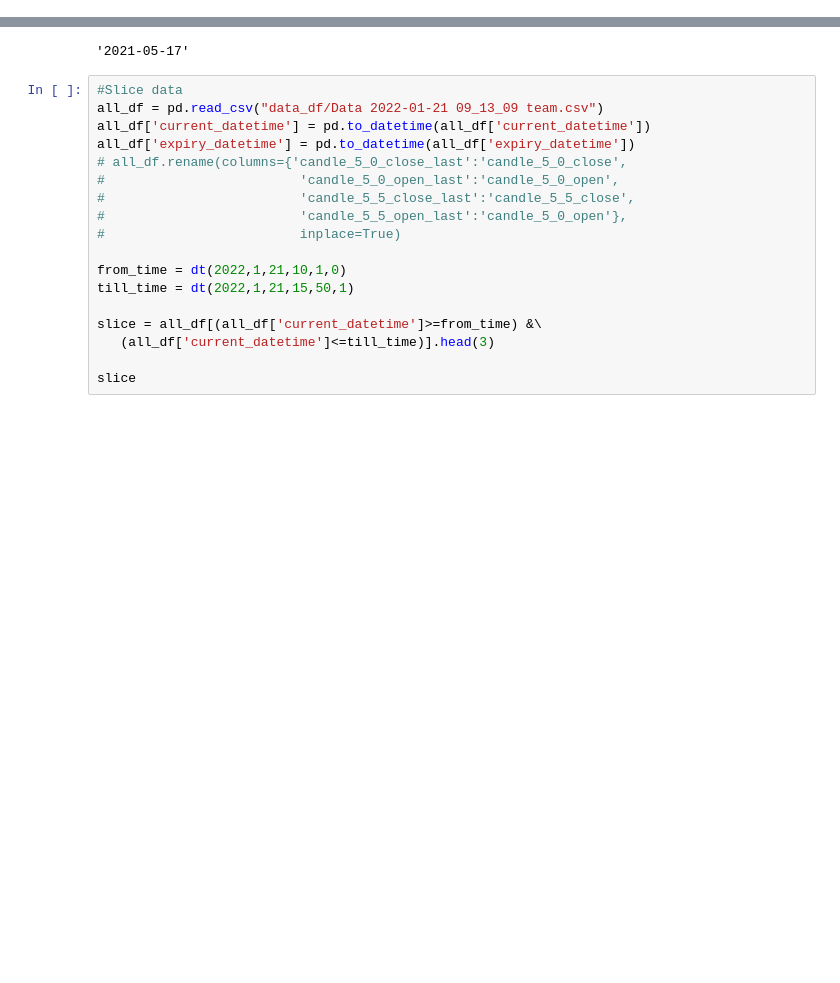
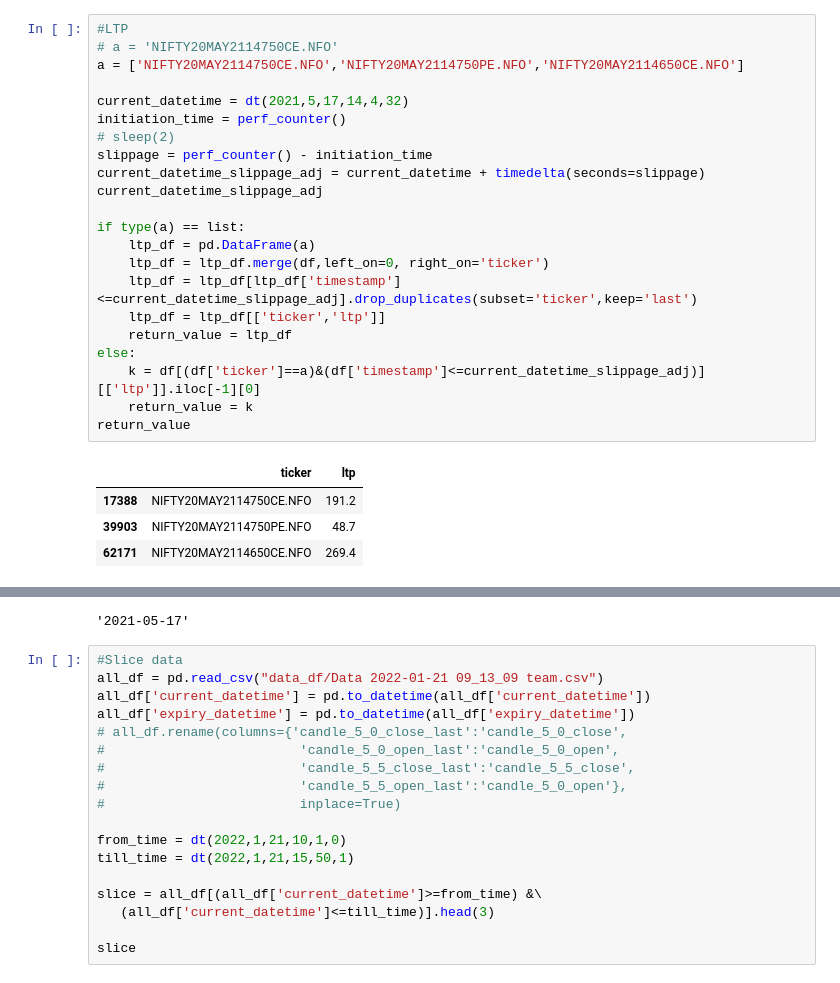
Before and after one commit to hiteshgulati/Algo-Trader, a Jupyter notebook: play.ipynb, the cells around one changed output, grey strips where cells are left out. Drawn from its saved outputs; the diff is of its cells as text; blank space fills up the shorter version.

```diff
--- a/play.ipynb
+++ b/play.ipynb
@@ -122,0 +179,27 @@ KeyError: 'expiry_date'
+# %%
+#LTP
+# a = 'NIFTY20MAY2114750CE.NFO'
+a = ['NIFTY20MAY2114750CE.NFO','NIFTY20MAY2114750PE.NFO','NIFTY20MAY2114650CE.NFO']
+
+current_datetime = dt(2021,5,17,14,4,32)
+initiation_time = perf_counter()
+# sleep(2)
+slippage = perf_counter() - initiation_time
+current_datetime_slippage_adj = current_datetime + timedelta(seconds=slippage)
+current_datetime_slippage_adj
+
+if type(a) == list:
+    ltp_df = pd.DataFrame(a)
+    ltp_df = ltp_df.merge(df,left_on=0, right_on='ticker')
+    ltp_df = ltp_df[ltp_df['timestamp']<=current_datetime_slippage_adj].drop_duplicates(subset='ticker',keep='last')
+    ltp_df = ltp_df[['ticker','ltp']]
+    return_value = ltp_df
+else:
+    k = df[(df['ticker']==a)&(df['timestamp']<=current_datetime_slippage_adj)][['ltp']].iloc[-1][0]
+    return_value = k
+return_value
+# %% [output]
+|  | ticker | ltp |
+| 17388 | NIFTY20MAY2114750CE.NFO | 191.2 |
+| 39903 | NIFTY20MAY2114750PE.NFO | 48.7 |
+| 62171 | NIFTY20MAY2114650CE.NFO | 269.4 |
```
Also changed, not shown: parts of 12 cells of this notebook, 1 other file.
